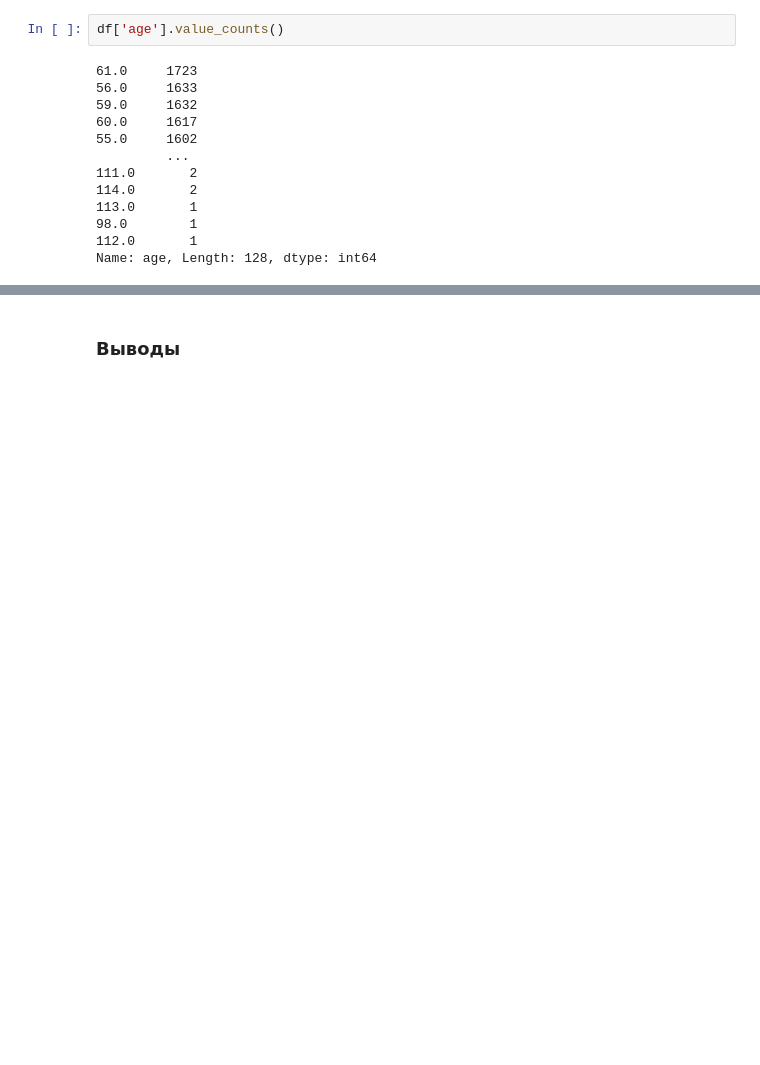
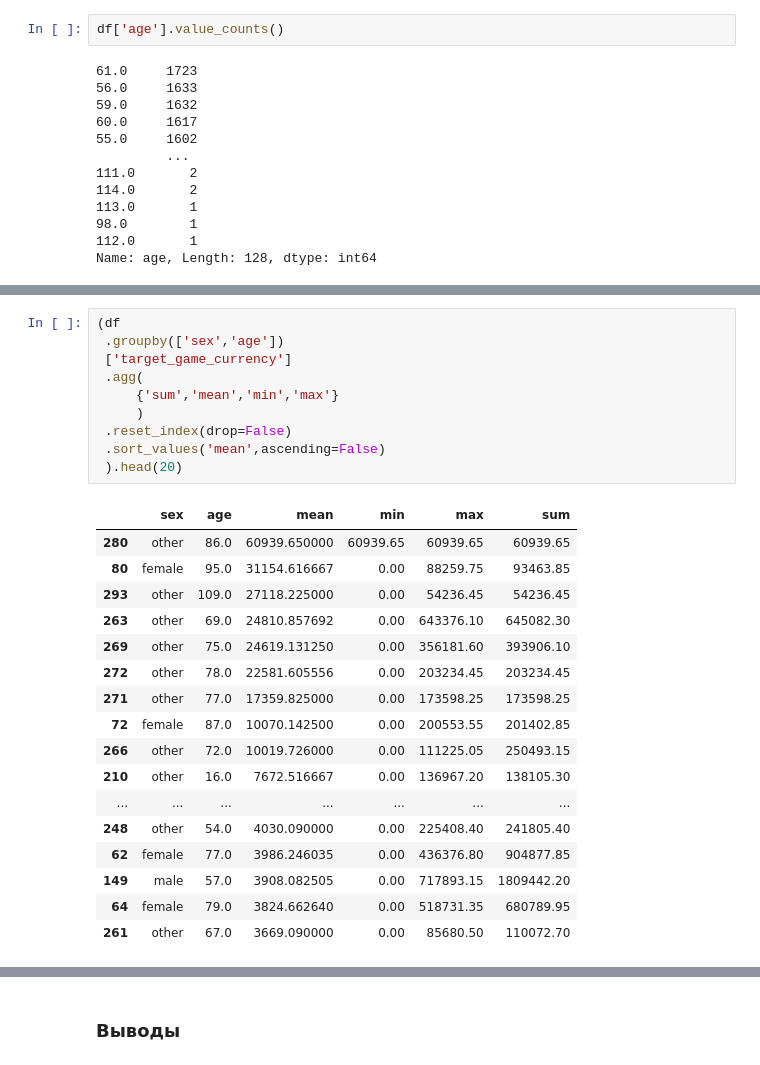
Before and after one commit to KurmangazyKarabekov/Dataset_decision, a Jupyter notebook: 1_EDA.ipynb, the cells around one changed output, grey strips where cells are left out. Cells and saved outputs as stored; diff of their text form; blank space fills up the shorter version.

```diff
--- a/1_EDA.ipynb
+++ b/1_EDA.ipynb
@@ -191,0 +239,28 @@ Name: age, Length: 128, dtype: int64
+# %%
+(df
+ .groupby(['sex','age'])
+ ['target_game_currency']
+ .agg(
+     {'sum','mean','min','max'}
+     )
+ .reset_index(drop=False)
+ .sort_values('mean',ascending=False)
+ ).head(20)
+# %% [output]
+|  | sex | age | mean | min | max | sum |
+| 280 | other | 86.0 | 60939.650000 | 60939.65 | 60939.65 | 60939.65 |
+| 80 | female | 95.0 | 31154.616667 | 0.00 | 88259.75 | 93463.85 |
+| 293 | other | 109.0 | 27118.225000 | 0.00 | 54236.45 | 54236.45 |
+| 263 | other | 69.0 | 24810.857692 | 0.00 | 643376.10 | 645082.30 |
+| 269 | other | 75.0 | 24619.131250 | 0.00 | 356181.60 | 393906.10 |
+| 272 | other | 78.0 | 22581.605556 | 0.00 | 203234.45 | 203234.45 |
+| 271 | other | 77.0 | 17359.825000 | 0.00 | 173598.25 | 173598.25 |
+| 72 | female | 87.0 | 10070.142500 | 0.00 | 200553.55 | 201402.85 |
+| 266 | other | 72.0 | 10019.726000 | 0.00 | 111225.05 | 250493.15 |
+| 210 | other | 16.0 | 7672.516667 | 0.00 | 136967.20 | 138105.30 |
+| ... | ... | ... | ... | ... | ... | ... |
+| 248 | other | 54.0 | 4030.090000 | 0.00 | 225408.40 | 241805.40 |
+| 62 | female | 77.0 | 3986.246035 | 0.00 | 436376.80 | 904877.85 |
+| 149 | male | 57.0 | 3908.082505 | 0.00 | 717893.15 | 1809442.20 |
+| 64 | female | 79.0 | 3824.662640 | 0.00 | 518731.35 | 680789.95 |
+| 261 | other | 67.0 | 3669.090000 | 0.00 | 85680.50 | 110072.70 |
```
Also changed, not shown: parts of 13 cells of this notebook, 1 other file.
